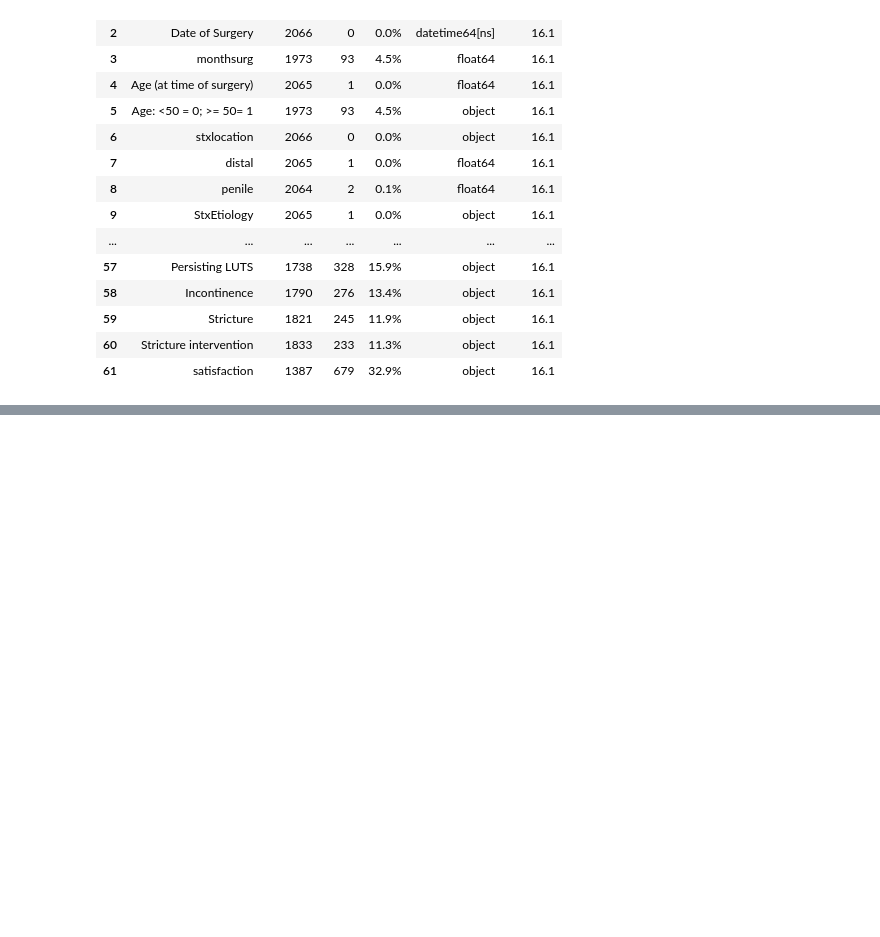
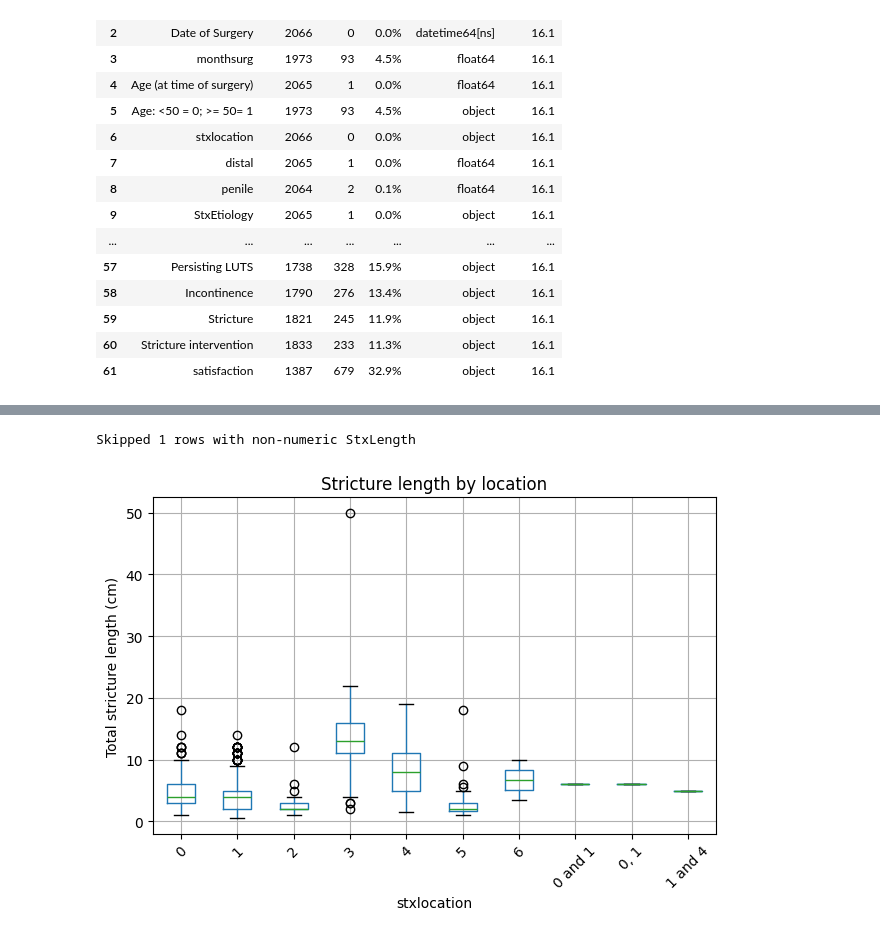
Before and after one commit to preciousiajilore/survival_mtlr, a Jupyter notebook: notebooks/visualizations.ipynb, the cells around one changed output, grey strips where cells are left out. Cells and saved outputs as stored; diff of their text form; code cells hidden in the pictures; blank space fills up the shorter version.

```diff
--- a/notebooks/visualizations.ipynb
+++ b/notebooks/visualizations.ipynb
@@ -80,0 +193,10 @@ summary.style.format({"% null": "{:.1f}%", "mem_kB": "{:.1f}"})
+# %%
+yes_no_cols = [
+
+    "UTI  Post", "UTI  recurring"
+
+
+
+
+    # 'Smoker' deliberately left out cause girl idk what to do with it
+]
@@ -80,0 +266,25 @@ summary.style.format({"% null": "{:.1f}%", "mem_kB": "{:.1f}"})
+# %%
+def try_length(val):
+    txt = str(val).lower().replace(",", ".").strip()
+    nums = re.findall(r"\d*\.?\d+", txt)
+    return np.nan if len(nums) == 0 else sum(map(float, nums))
+
+stx_numeric = df["StxLength"].apply(try_length)
+# %%
+df_len = df.assign(StxLength_cm=stx_numeric)
+rows_before = len(df_len)
+df_len = df_len.dropna(subset=["StxLength_cm"])   # keep only numeric rows
+rows_after = len(df_len)
+
+print(f"Skipped {rows_before - rows_after} rows with non-numeric StxLength")
+# %% [output]
+Skipped 1 rows with non-numeric StxLength
+# %%
+df_len.boxplot(column="StxLength_cm", by="stxlocation", rot=45)
+plt.ylabel("Total stricture length (cm)")
+plt.title("Stricture length by location")
+plt.suptitle("")
+plt.tight_layout()
+plt.show()
+# %% [output]
+[figure, added]
```
Also changed, not shown: parts of 21 cells of this notebook.
